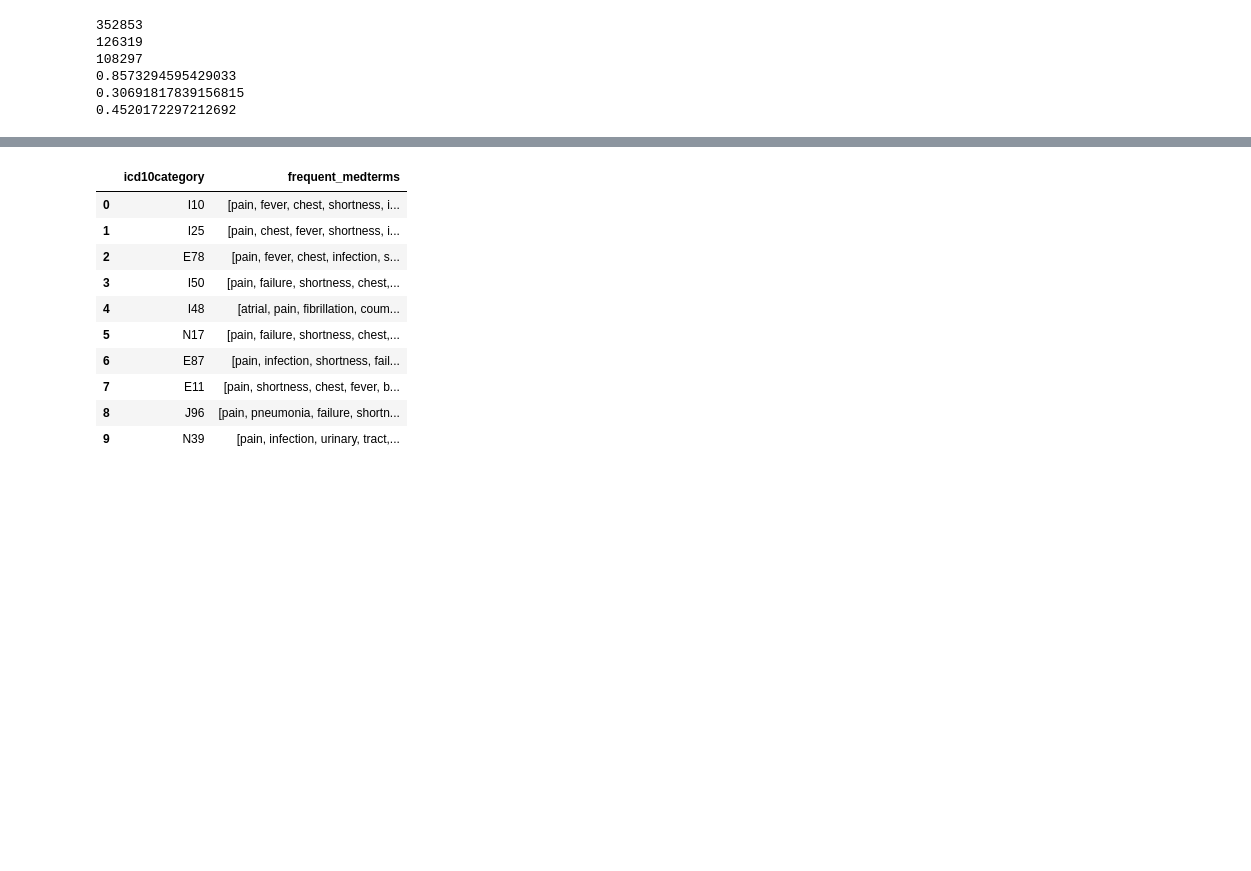
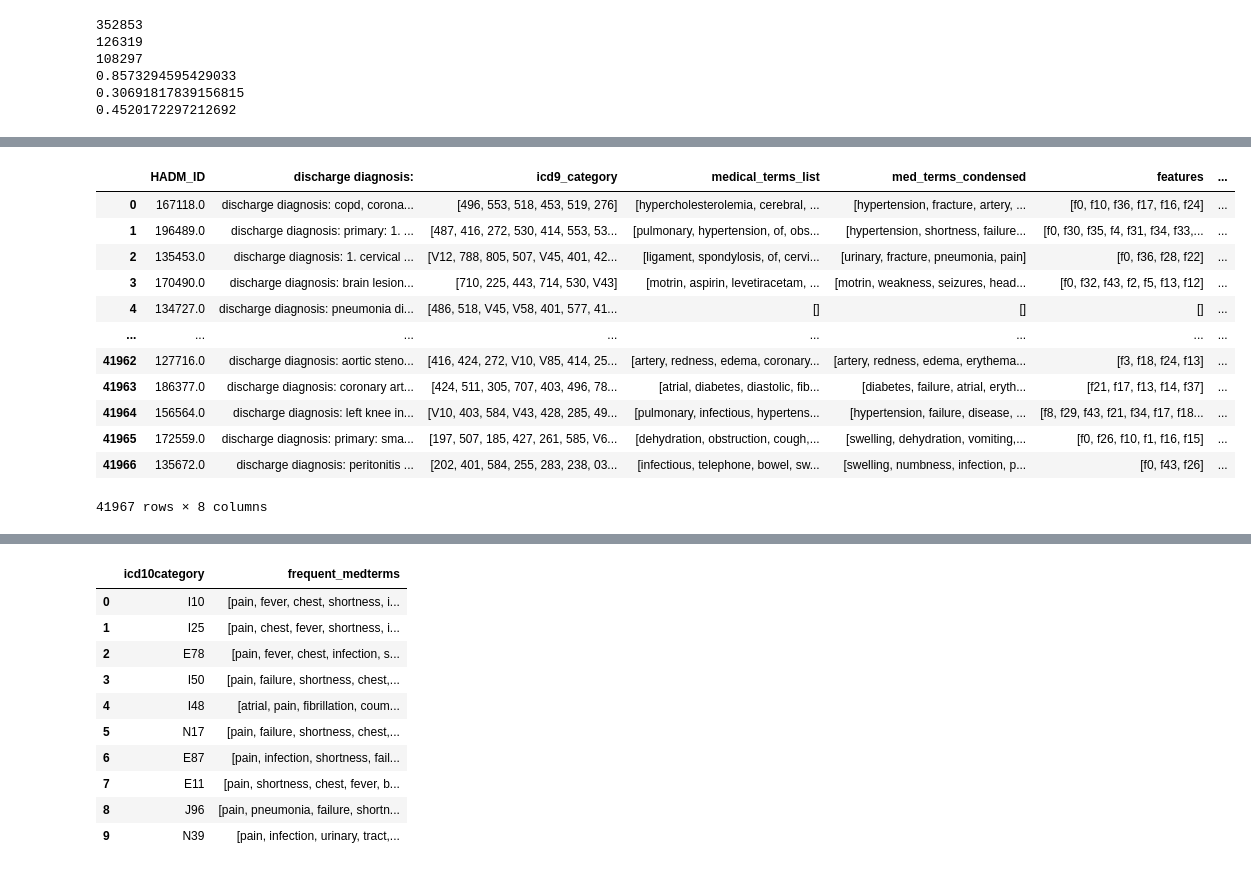
Before and after one commit to samantamrityunjay/Automatic-assignment-of-ICD10-codes, a Jupyter notebook: NonAI_similarity.ipynb, the cells around one changed output, grey strips where cells are left out. Cells and saved outputs as stored; diff of their text form; code cells hidden in the pictures; blank space fills up the shorter version.

```diff
--- a/NonAI_similarity.ipynb
+++ b/NonAI_similarity.ipynb
@@ -512,3 +550,19 @@ print(classification_report(mlb.fit_transform(diagnosis_icd9category_token.icd9_
 # %%
 adm_icd = pd.read_csv("/content/drive/My Drive/AlgoIntern/Data/Data1.0/adm_icd.csv")
+# %%
+diagnosis_icd9category_token
+# %% [output]
+|  | HADM_ID | discharge diagnosis: | icd9_category | medical_terms_list | med_terms_condensed | features | ... |
+| 0 | 167118.0 | discharge diagnosis: copd, corona... | [496, 553, 518, 453, 519, 276] | [hypercholesterolemia, cerebral, ... | [hypertension, fracture, artery, ... | [f0, f10, f36, f17, f16, f24] | ... |
+| 1 | 196489.0 | discharge diagnosis: primary: 1. ... | [487, 416, 272, 530, 414, 553, 53... | [pulmonary, hypertension, of, obs... | [hypertension, shortness, failure... | [f0, f30, f35, f4, f31, f34, f33,... | ... |
+| 2 | 135453.0 | discharge diagnosis: 1. cervical ... | [V12, 788, 805, 507, V45, 401, 42... | [ligament, spondylosis, of, cervi... | [urinary, fracture, pneumonia, pain] | [f0, f36, f28, f22] | ... |
+| 3 | 170490.0 | discharge diagnosis: brain lesion... | [710, 225, 443, 714, 530, V43] | [motrin, aspirin, levetiracetam, ... | [motrin, weakness, seizures, head... | [f0, f32, f43, f2, f5, f13, f12] | ... |
+| 4 | 134727.0 | discharge diagnosis: pneumonia di... | [486, 518, V45, V58, 401, 577, 41... | [] | [] | [] | ... |
+| ... | ... | ... | ... | ... | ... | ... | ... |
+| 41962 | 127716.0 | discharge diagnosis: aortic steno... | [416, 424, 272, V10, V85, 414, 25... | [artery, redness, edema, coronary... | [artery, redness, edema, erythema... | [f3, f18, f24, f13] | ... |
+| 41963 | 186377.0 | discharge diagnosis: coronary art... | [424, 511, 305, 707, 403, 496, 78... | [atrial, diabetes, diastolic, fib... | [diabetes, failure, atrial, eryth... | [f21, f17, f13, f14, f37] | ... |
+| 41964 | 156564.0 | discharge diagnosis: left knee in... | [V10, 403, 584, V43, 428, 285, 49... | [pulmonary, infectious, hypertens... | [hypertension, failure, disease, ... | [f8, f29, f43, f21, f34, f17, f18... | ... |
+| 41965 | 172559.0 | discharge diagnosis: primary: sma... | [197, 507, 185, 427, 261, 585, V6... | [dehydration, obstruction, cough,... | [swelling, dehydration, vomiting,... | [f0, f26, f10, f1, f16, f15] | ... |
+| 41966 | 135672.0 | discharge diagnosis: peritonitis ... | [202, 401, 584, 255, 283, 238, 03... | [infectious, telephone, bowel, sw... | [swelling, numbness, infection, p... | [f0, f43, f26] | ... |
+41967 rows × 8 columns
 # %%
```
Also changed, not shown: parts of 42 cells of this notebook.
